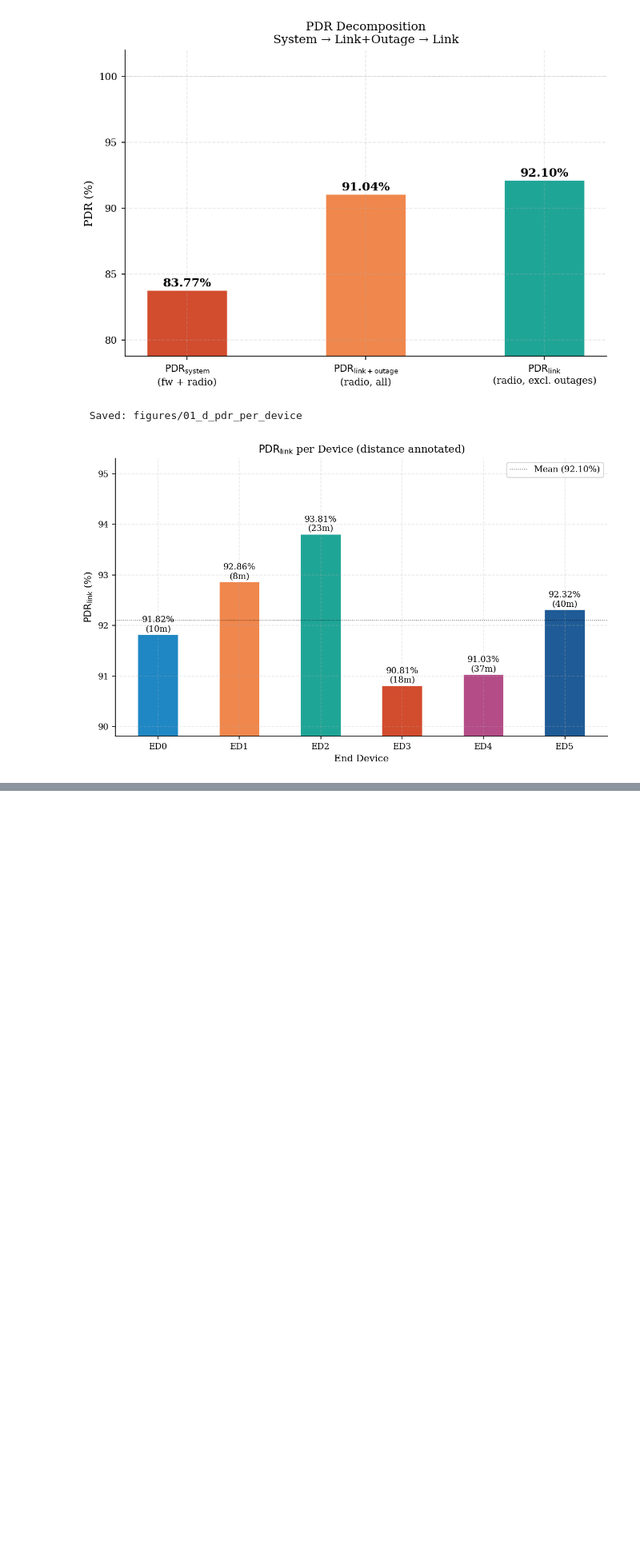
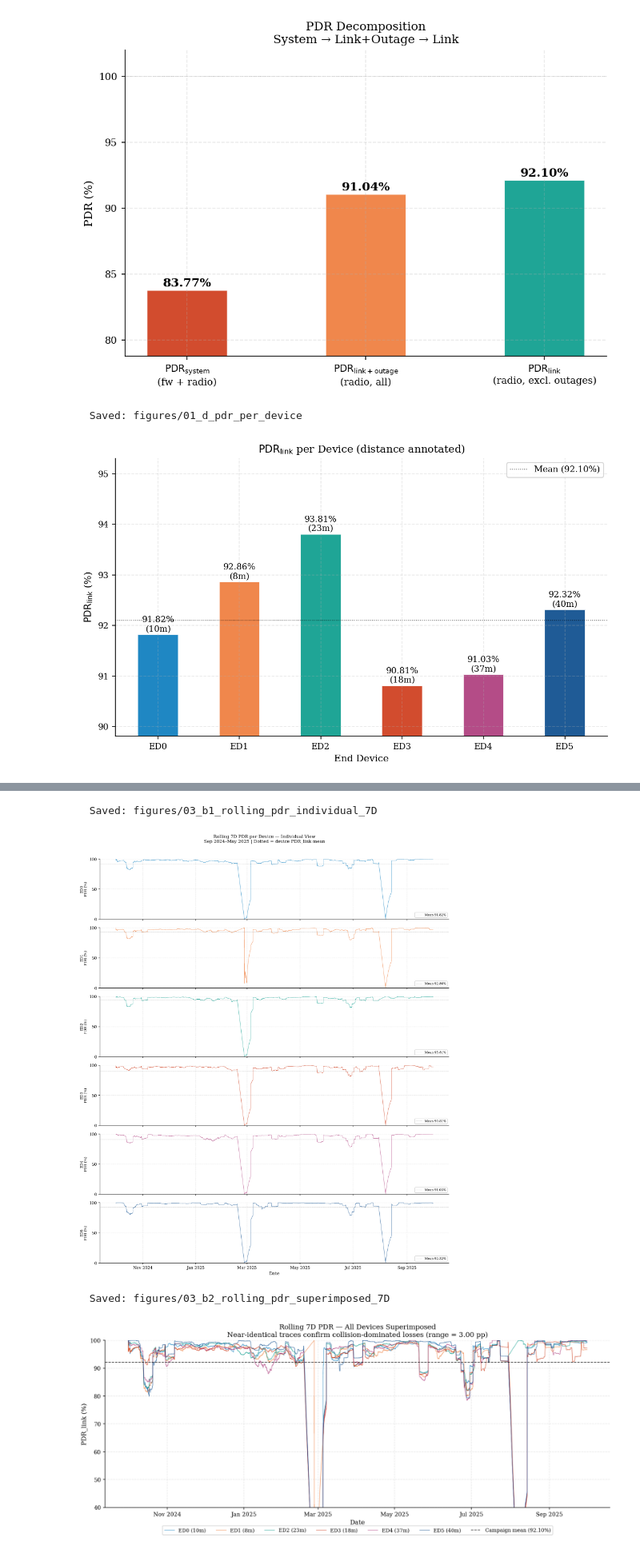
Before and after one commit to vincentmworia/Master-Thesis-Reliability-Analysis-of-Indoor-LoRaWAN-Links-using-packet-counter-reconstruction, a Jupyter notebook: notebooks/01_Packet-Counter_Reconstruction.ipynb, the cells around one changed output, grey strips where cells are left out. Shown at 80% size. Drawn from its saved outputs; the diff is of its cells as text; code cells hidden in the pictures; blank space fills up the shorter version.

```diff
--- a/notebooks/01_Packet-Counter_Reconstruction.ipynb
+++ b/notebooks/01_Packet-Counter_Reconstruction.ipynb
@@ -692 +795,70 @@ save_fig(fig, '01_d_pdr_per_device')
+# %%
+# Fig 03-B — Rolling PDR Time Series
+# ROLLING_WINDOW = '24h'   # change here only — '30min' | '2h' | '24h' | '7D'
+ROLLING_WINDOW = '7D'
+
+DEVICES_A = sorted(df_link['device_id'].unique())
+
+# ── Figure 1: individual subplots per device ─────────────────────────────
+fig, axes = plt.subplots(6, 1, figsize=(12, 14), sharex=True)
+for i, dev in enumerate(DEVICES_A):
+    g = df_link[df_link['device_id'] == dev].copy().set_index('time').sort_index()
+    g['rx1'] = 1
+    rpdr = (g['rx1'].rolling(ROLLING_WINDOW, min_periods=1).sum() /
+            g['t_radio'].rolling(ROLLING_WINDOW, min_periods=1).sum() * 100).clip(0, 100)
+    axes[i].plot(rpdr.index, rpdr.values, linewidth=0.6,
+                 color=DEVICE_COLORS[i], alpha=0.85)
+    pdr_lnk = (len(df_link[df_link['device_id'] == dev]) /
+               (len(df_link[df_link['device_id'] == dev]) +
+                int(df_link[df_link['device_id'] == dev]['tx_loss'].sum())) * 100)
+    axes[i].axhline(y=pdr_lnk, color='black', lw=0.6, ls=':', alpha=0.5,
+                    label=f'Mean {pdr_lnk:.2f}%')
+    axes[i].set_ylabel(f'{dev}\nPDR (%)', fontsize=8)
+    axes[i].set_ylim(0, 100)
+    axes[i].set_yticks([0, 50, 100])
+    axes[i].legend(fontsize=7, loc='lower right')
+
+axes[-1].set_xlabel('Date')
+axes[-1].xaxis.set_major_formatter(plt.matplotlib.dates.DateFormatter('%b %Y'))
+plt.suptitle(f'Rolling {ROLLING_WINDOW} PDR per Device — Individual View\n'
+             f'Sep 2024–May 2025 | Dotted = device PDR_link mean',
+             fontsize=10, y=1.01)
+fig.tight_layout()
+save_fig(fig, f'03_b1_rolling_pdr_individual_{ROLLING_WINDOW}')
+
+# ── Figure 2: all devices superimposed on one axis ───────────────────────
+fig, ax = plt.subplots(figsize=(12, 5))
+
+for i, dev in enumerate(DEVICES_A):
+    g = df_link[df_link['device_id'] == dev].copy().set_index('time').sort_index()
+    g['rx1'] = 1
+    rpdr = (g['rx1'].rolling(ROLLING_WINDOW, min_periods=1).sum() /
+            g['t_radio'].rolling(ROLLING_WINDOW, min_periods=1).sum() * 100).clip(0, 100)
+    dist = int(df_link[df_link['device_id'] == dev]['distance'].iloc[0])
+    ax.plot(rpdr.index, rpdr.values, linewidth=0.7,
+            color=DEVICE_COLORS[i], alpha=0.75,
+            label=f'{dev} ({dist}m)')
+
+# campaign mean PDR_link across all devices
+pdr_link_all = (len(df_link) /
+                (len(df_link) + int(df_link['tx_loss'].sum())) * 100)
+ax.axhline(y=pdr_link_all, color='black', lw=1.0, ls='--', alpha=0.7,
+           label=f'Campaign mean ({pdr_link_all:.2f}%)')
+
+ax.set_ylabel('PDR_link (%)')
+ax.set_xlabel('Date')
+ax.set_ylim(40, 100)
+ax.xaxis.set_major_formatter(plt.matplotlib.dates.DateFormatter('%b %Y'))
+ax.legend(ncol=7, loc='lower center', bbox_to_anchor=(0.5, -0.18), fontsize=8)
+ax.set_title(f'Rolling {ROLLING_WINDOW} PDR — All Devices Superimposed\n'
+             f'Near-identical traces confirm collision-dominated losses '
+             f'(range = {max(pdrs.values()) - min(pdrs.values()):.2f} pp)')
+
+fig.tight_layout()
+save_fig(fig, f'03_b2_rolling_pdr_superimposed_{ROLLING_WINDOW}')
+# %% [output]
+  Saved: figures/03_b1_rolling_pdr_individual_7D
+[figure, added]
+  Saved: figures/03_b2_rolling_pdr_superimposed_7D
+[figure, added]
 # %% [markdown]
```
Also changed, not shown: parts of 8 cells of this notebook, 2 other files.
